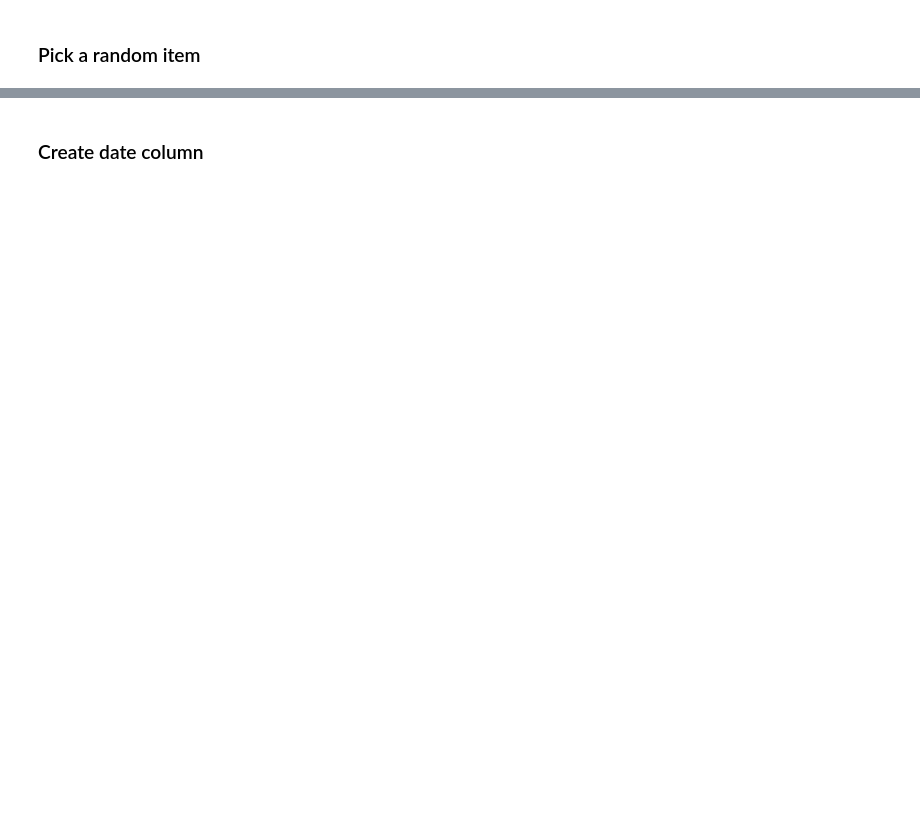
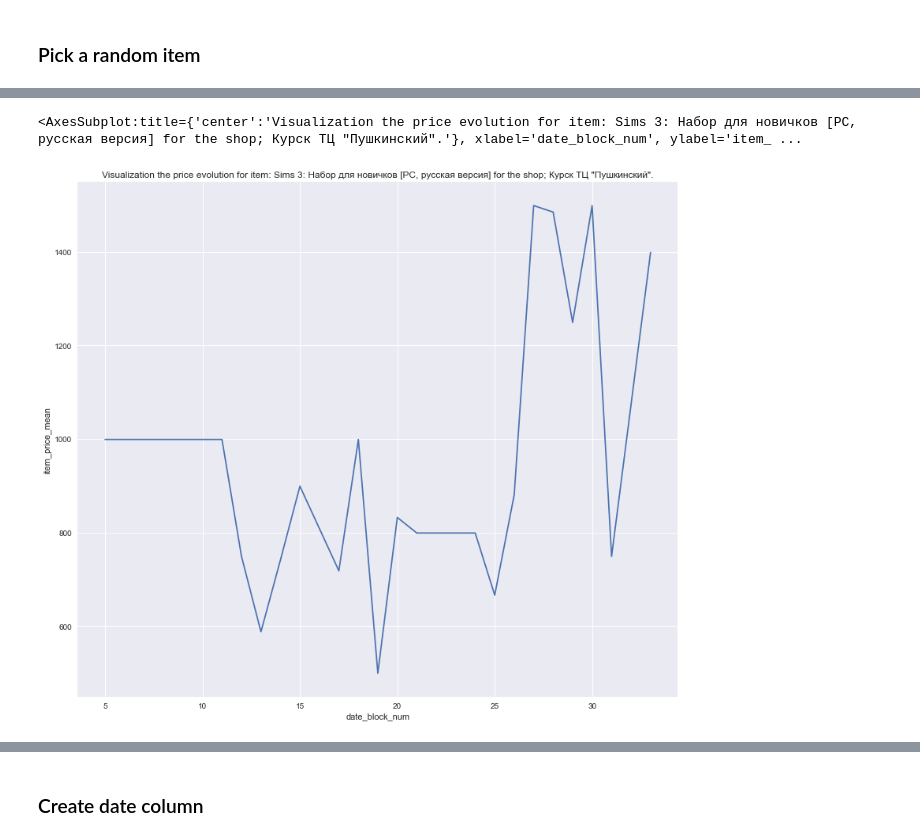
Before and after one commit to BaptPicxDev/predict-future-sales-kaggle, a Jupyter notebook: Price_Prediction.ipynb, the cells around one changed output, grey strips where cells are left out. Saved outputs shown, nothing was run; the diff lists cells and outputs as text; code cells hidden in the pictures; blank space fills up the shorter version.

```diff
--- a/Price_Prediction.ipynb
+++ b/Price_Prediction.ipynb
@@ -72,16 +99,17 @@ df_subs_set.head()
 df_train_shop = pd.merge(df_train_set, df_shops_set, on='shop_id', how='inner')
 df_train_shop_item = pd.merge(df_train_shop, df_items_set, on='item_id', how='inner')
 df_train = pd.merge(df_train_shop_item, df_categories_set, on='item_category_id', how='inner')
-df_train = df_train.drop(['shop_id', 'item_id', 'item_category_id'], axis=1)
+# df_train = df_train.drop(['shop_id', 'item_id', 'item_category_id'], axis=1)
 
 # Creating the df_test / df_subs
 df_test_shop = pd.merge(df_test_set, df_shops_set, on='shop_id', how='inner')
 df_test_shop_items = pd.merge(df_test_shop, df_items_set, on='item_id', how='inner')
 df_test = pd.merge(df_test_shop_items, df_categories_set, on='item_category_id', how='inner')
-df_test = df_test.drop(['shop_id', 'item_id', 'item_category_id', 'ID'], axis=1)
+# df_test = df_test.drop(['shop_id', 'item_id', 'item_category_id'], axis=1)
 
 # Train
 df_train_rows, df_train_columns = df_train.shape
+
 # Test
 df_test_rows, df_test_columns = df_test.shape
 print('Train set : \n train.csv : {} (rows/columns).'.format(df_train.shape))
@@ -97,10 +125,15 @@ df_train = (
             'item_category_name': 'item_category_name (RUSSIA)',
         }
     )
-    .drop(
-        columns=["date_block_num"],
+)
+df_test = (
+    df_test
+    .rename(
+        columns={
+            'shop_name': 'shop_name (RUSSIA)',
+            'item_name': 'item_name (RUSSIA)',
+            'item_category_name': 'item_category_name (RUSSIA)',
+        }
     )
 )
-df_test = df_test.rename(columns={'shop_name' : 'shop_name (RUSSIA)', 'item_name' : 'item_name (RUSSIA)', 'item_category_name': 'item_category_name (RUSSIA)'})
-
 print(f"Final shape: {df_train_set.shape}.")
@@ -113,11 +166,26 @@ df_train.dtypes
 # %% [markdown]
 ### Pick a random item
 # %%
-shop = 'Москва ТРК "Атриум"'
-item = "ЯВЛЕНИЕ 2012 (BD)"
+shop = 'Курск ТЦ "Пушкинский"'
+item = "Sims 3: Набор для новичков [PC, русская версия]"
 shop_selection = (df_train["shop_name (RUSSIA)"] == shop)
 item_selection = (df_train["item_name (RUSSIA)"] == item)
 
-example_df = df_train[shop_selection & item_selection].sort_values(by=["date"])
+example_df = (
+    df_train[shop_selection & item_selection]
+    .groupby("date_block_num")
+    .agg({
+        "item_cnt_day": "sum",
+        "item_price": "mean",
+    })
+    .sort_values(by=["date_block_num"])
+    .reset_index()
+    .rename(
+        columns={
+            "item_cnt_day": "item_cnt_mth",
+            "item_price": "item_price_mean",
+        }
+    )
+)
 print(f"There are {example_df.shape} items for the example.")
 example_df
@@ -124,10 +211,13 @@ example_df
 # %%
 plt.figure(figsize=(30,12))
 plt.subplot(121)
 plt.title(f"Visualization the price evolution for item: {item} for the shop; {shop}.")
 plt.xlabel('Date')
 plt.ylabel('Price')
-sns.lineplot(data=example_df, x="date", y="item_price")
+sns.lineplot(data=example_df, x="date_block_num", y="item_price_mean")
+# %% [output]
+<AxesSubplot:title={'center':'Visualization the price evolution for item: Sims 3: Набор для новичков [PC, русская версия] for the shop; Курск ТЦ "Пушкинский".'}, xlabel='date_block_num', ylabel='item_ ...
+[figure, added]
 # %%
 plt.figure(figsize=(30,12))
 plt.subplot(121)
```
Also changed, not shown: parts of 44 cells of this notebook.
